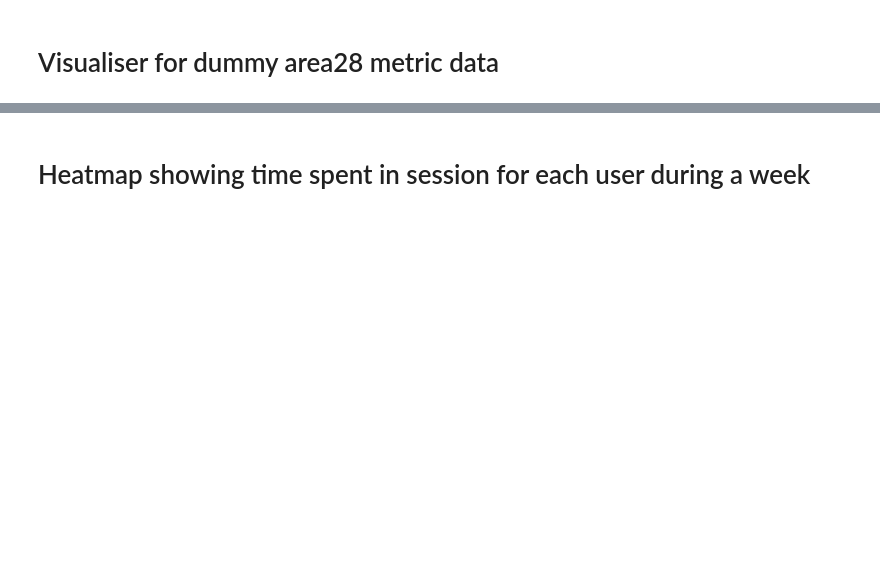
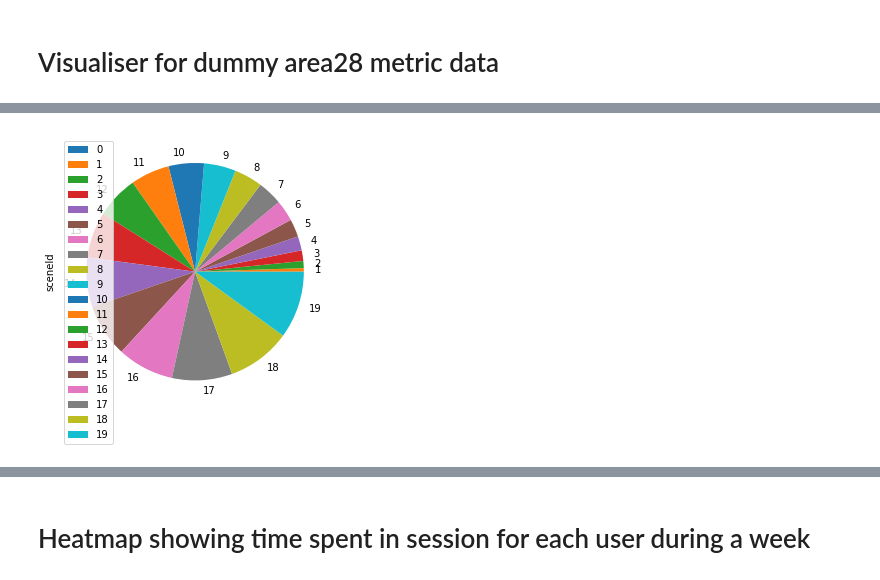
Before and after one commit to donutboy929/tictactAI, a Jupyter notebook: jupyter/visualise-a28-metrics/visualiser.ipynb, the cells around one changed output, grey strips where cells are left out. Drawn from its saved outputs; the diff is of its cells as text; code cells hidden in the pictures; blank space fills up the shorter version.

```diff
--- a/jupyter/visualise-a28-metrics/visualiser.ipynb
+++ b/jupyter/visualise-a28-metrics/visualiser.ipynb
@@ -51,0 +87,5 @@ df_processed
+# %%
+df_sessions = ['1', '2', '3']
+# df_sessions = df_processed.groupby(['sceneId'])['duration'].sum()
+df_sessions = pd.DataFrame({'duration' : df_processed.groupby( [ "sceneId"] )['duration'].sum()}).reset_index()
+df_sessions.head()
@@ -52 +99,5 @@ df_processed
+# %%
+plot = df_sessions.plot.pie(y='sceneId', figsize=(5, 5))
+# %% [output]
+[figure, added]
 # %% [markdown]
```
Also changed, not shown: parts of 19 cells of this notebook, 2 other files.
